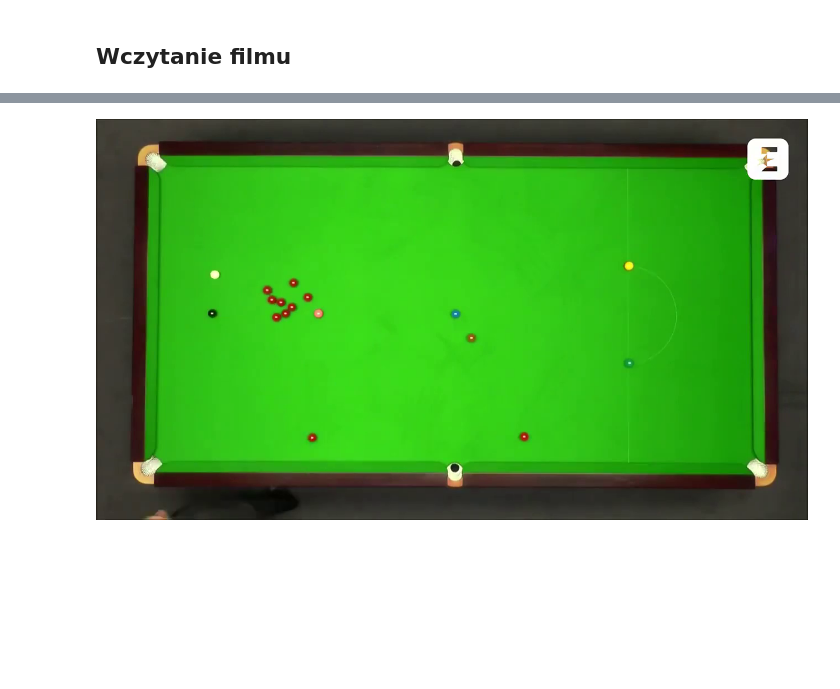
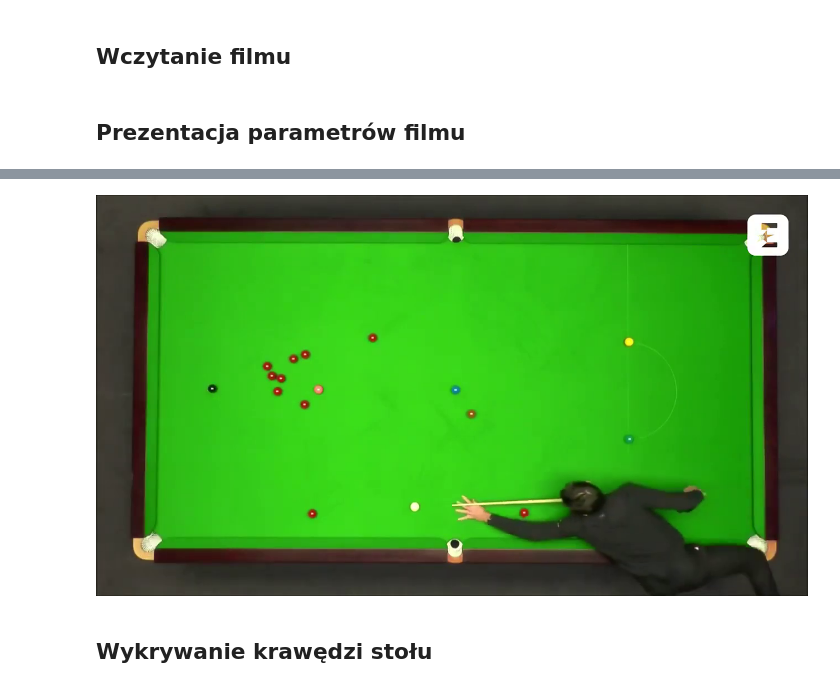
Before and after one commit to Mimikkk/study-master-2023-wk, a Jupyter notebook: project-2-image-description/notebook.ipynb, the cells around one changed output, grey strips where cells are left out. Cells and saved outputs as stored; diff of their text form; code cells hidden in the pictures; blank space fills up the shorter version.

```diff
--- a/project-2-image-description/notebook.ipynb
+++ b/project-2-image-description/notebook.ipynb
@@ -58,12 +64,16 @@ else:
         a = cv2.cvtColor(a, cv2.COLOR_BGR2RGB)
     display(PIL.Image.fromarray(a))
 # %%
+from copy import deepcopy
+
+
 @dataclass
 class VideoInfo(object):
   fps: float
   width: int
   height: int
-  frames: list[np.ndarray] = field(default_factory=list)
+  dtype: type
+  frames: list[NDArray[i8]] = field(default_factory=list)
 
   def __len__(self):
     return len(self.frames)
@@ -78,22 +88,25 @@ class VideoInfo(object):
       success, frame = video.read()
       if not success: break
       frames.append(frame)
-
-    return cls(fps, width, height, frames)
+    dtype = len(frames) > 0 and frames[0].dtype or None
+    return cls(fps, width, height, dtype, frames)
 
   def sample(self):
-    return choice(self.frames)
+    return deepcopy(choice(self.frames))
 # %%
 match = VideoCapture('resources/matches/match-1-topdown-view.mp4')
 
 video = VideoInfo.from_video(match)
+# %% [markdown]
+## Prezentacja parametrów filmu
 # %%
 print(f"""
 Video info:
-  FPS   : {video.fps}
-  Width : {video.width}
-  Height: {video.height}
-  Frame : {len(video)}
+  FPS    : {video.fps}
+  Width  : {video.width}
+  Height : {video.height}
+  Frame  : {len(video)}
+  d-type : {video.dtype}
 """)
 
 imshow(video.sample())
@@ -106 +120,3 @@ Video info:
-[figure, old version]
+[figure, new version]
+# %% [markdown]
+## Wykrywanie krawędzi stołu
```
Also changed, not shown: parts of 6 cells of this notebook, 1 other file.
